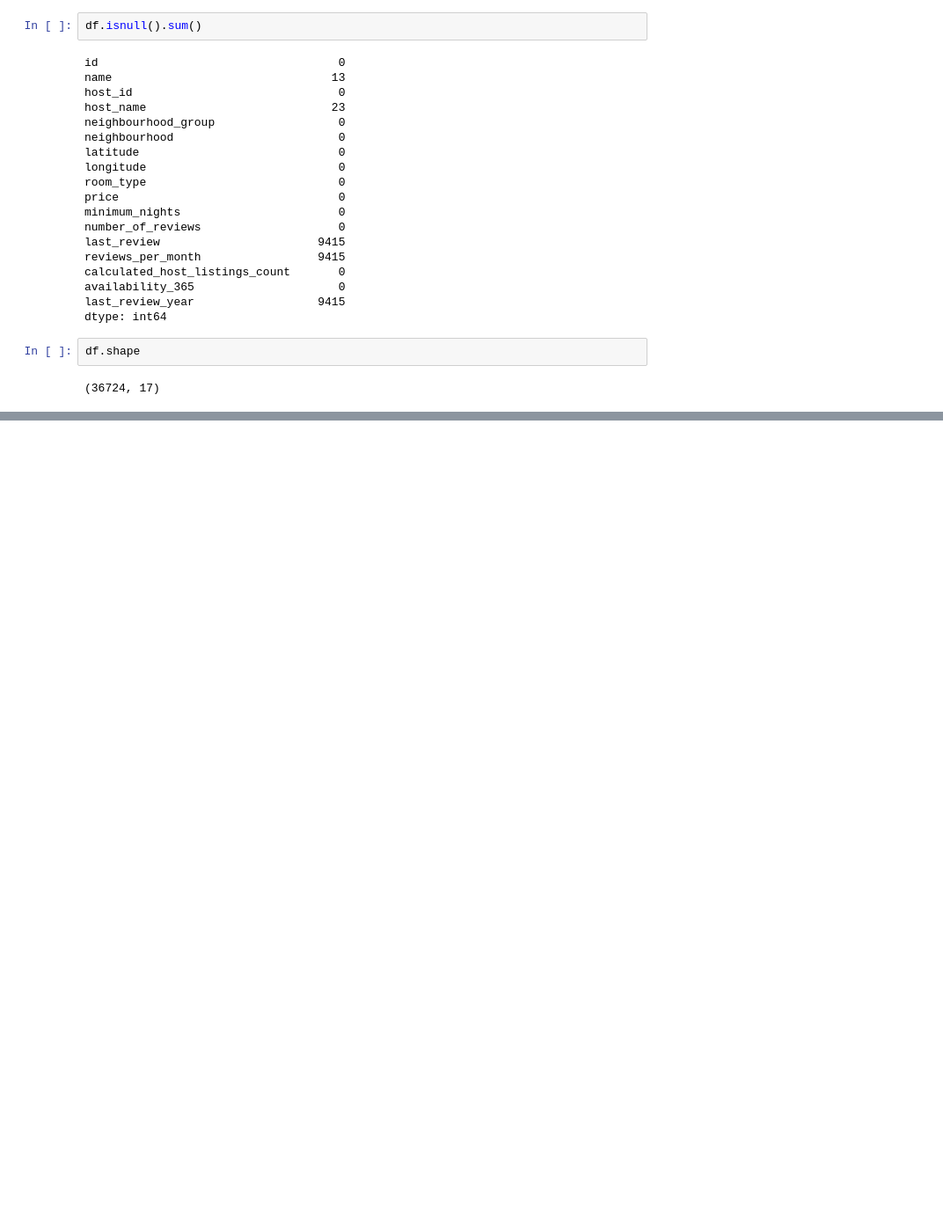
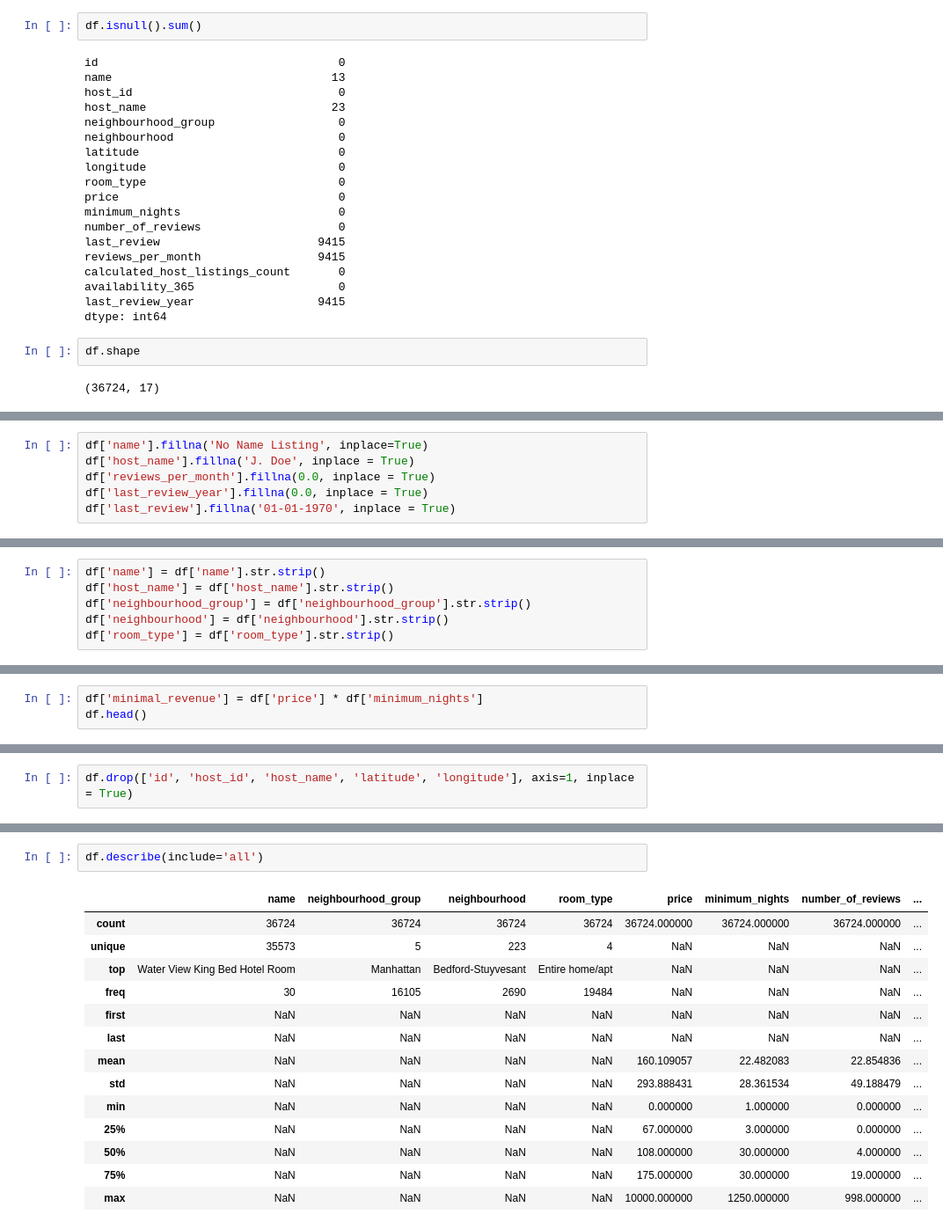
Before and after one commit to pinjamar/python_tasks_collection, a Jupyter notebook: algebra/26_panda/pandas_manipulacija_podacima.ipynb, the cells around one changed output, grey strips where cells are left out. Shown at 88% size. Cells and saved outputs as stored; diff of their text form; blank space fills up the shorter version.

```diff
--- a/algebra/26_panda/pandas_manipulacija_podacima.ipynb
+++ b/algebra/26_panda/pandas_manipulacija_podacima.ipynb
@@ -109,0 +149,6 @@ dtype: int64
+# %%
+df['name'].fillna('No Name Listing', inplace=True)
+df['host_name'].fillna('J. Doe', inplace = True)
+df['reviews_per_month'].fillna(0.0, inplace = True)
+df['last_review_year'].fillna(0.0, inplace = True)
+df['last_review'].fillna('01-01-1970', inplace = True)
@@ -109,0 +246,6 @@ dtype: int64
+# %%
+df['name'] = df['name'].str.strip()
+df['host_name'] = df['host_name'].str.strip()
+df['neighbourhood_group'] = df['neighbourhood_group'].str.strip()
+df['neighbourhood'] = df['neighbourhood'].str.strip()
+df['room_type'] = df['room_type'].str.strip()
@@ -109,0 +254,3 @@ dtype: int64
+# %%
+df['minimal_revenue'] = df['price'] * df['minimum_nights']
+df.head()
@@ -109,0 +315,2 @@ dtype: int64
+# %%
+df.drop(['id', 'host_id', 'host_name', 'latitude', 'longitude'], axis=1, inplace = True)
@@ -109,0 +532,17 @@ dtype: int64
+# %%
+df.describe(include='all')
+# %% [output]
+|  | name | neighbourhood_group | neighbourhood | room_type | price | minimum_nights | number_of_reviews | ... |
+| count | 36724 | 36724 | 36724 | 36724 | 36724.000000 | 36724.000000 | 36724.000000 | ... |
+| unique | 35573 | 5 | 223 | 4 | NaN | NaN | NaN | ... |
+| top | Water View King Bed Hotel Room | Manhattan | Bedford-Stuyvesant | Entire home/apt | NaN | NaN | NaN | ... |
+| freq | 30 | 16105 | 2690 | 19484 | NaN | NaN | NaN | ... |
+| first | NaN | NaN | NaN | NaN | NaN | NaN | NaN | ... |
+| last | NaN | NaN | NaN | NaN | NaN | NaN | NaN | ... |
+| mean | NaN | NaN | NaN | NaN | 160.109057 | 22.482083 | 22.854836 | ... |
+| std | NaN | NaN | NaN | NaN | 293.888431 | 28.361534 | 49.188479 | ... |
+| min | NaN | NaN | NaN | NaN | 0.000000 | 1.000000 | 0.000000 | ... |
+| 25% | NaN | NaN | NaN | NaN | 67.000000 | 3.000000 | 0.000000 | ... |
+| 50% | NaN | NaN | NaN | NaN | 108.000000 | 30.000000 | 4.000000 | ... |
+| 75% | NaN | NaN | NaN | NaN | 175.000000 | 30.000000 | 19.000000 | ... |
+| max | NaN | NaN | NaN | NaN | 10000.000000 | 1250.000000 | 998.000000 | ... |
```
Also changed, not shown: parts of 62 cells of this notebook, 1 other file.
